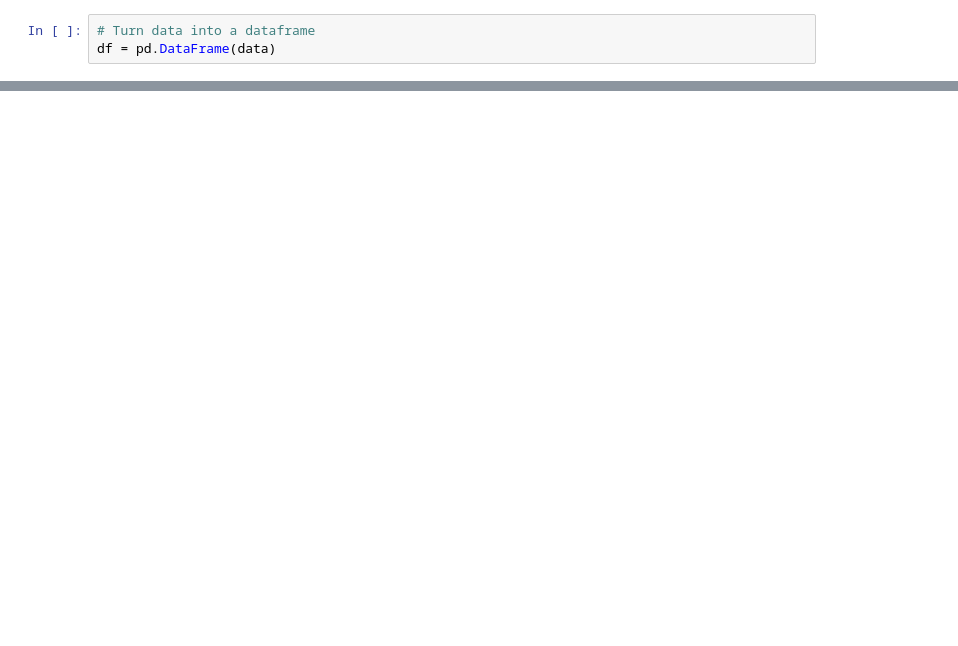
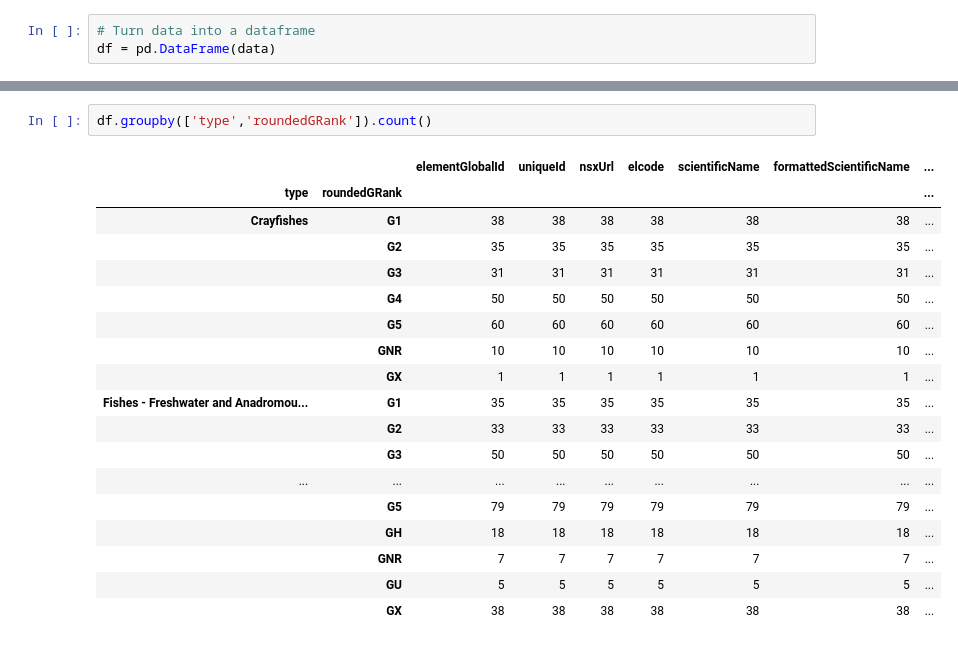
Before and after one commit to laurabejder/masters-project, a Jupyter notebook: all_country.ipynb, the cells around one changed output, grey strips where cells are left out. Saved outputs shown, nothing was run; the diff lists cells and outputs as text; blank space fills up the shorter version.

```diff
--- a/all_country.ipynb
+++ b/all_country.ipynb
@@ -49,0 +119,21 @@ df = pd.DataFrame(data)
+# %%
+df.groupby(['type','roundedGRank']).count()
+# %% [output]
+|  |  | elementGlobalId | uniqueId | nsxUrl | elcode | scientificName | formattedScientificName | ... |
+| type | roundedGRank |  |  |  |  |  |  | ... |
+| Crayfishes | G1 | 38 | 38 | 38 | 38 | 38 | 38 | ... |
+|  | G2 | 35 | 35 | 35 | 35 | 35 | 35 | ... |
+|  | G3 | 31 | 31 | 31 | 31 | 31 | 31 | ... |
+|  | G4 | 50 | 50 | 50 | 50 | 50 | 50 | ... |
+|  | G5 | 60 | 60 | 60 | 60 | 60 | 60 | ... |
+|  | GNR | 10 | 10 | 10 | 10 | 10 | 10 | ... |
+|  | GX | 1 | 1 | 1 | 1 | 1 | 1 | ... |
+| Fishes - Freshwater and Anadromou... | G1 | 35 | 35 | 35 | 35 | 35 | 35 | ... |
+|  | G2 | 33 | 33 | 33 | 33 | 33 | 33 | ... |
+|  | G3 | 50 | 50 | 50 | 50 | 50 | 50 | ... |
+| ... | ... | ... | ... | ... | ... | ... | ... | ... |
+|  | G5 | 79 | 79 | 79 | 79 | 79 | 79 | ... |
+|  | GH | 18 | 18 | 18 | 18 | 18 | 18 | ... |
+|  | GNR | 7 | 7 | 7 | 7 | 7 | 7 | ... |
+|  | GU | 5 | 5 | 5 | 5 | 5 | 5 | ... |
+|  | GX | 38 | 38 | 38 | 38 | 38 | 38 | ... |
```
Also changed, not shown: parts of 22 cells of this notebook.
